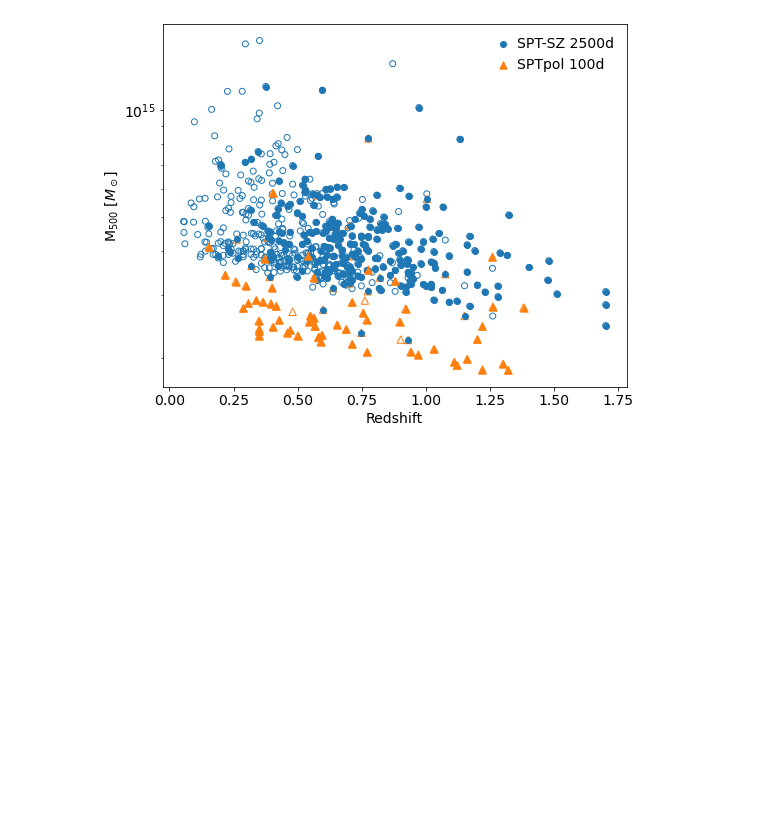
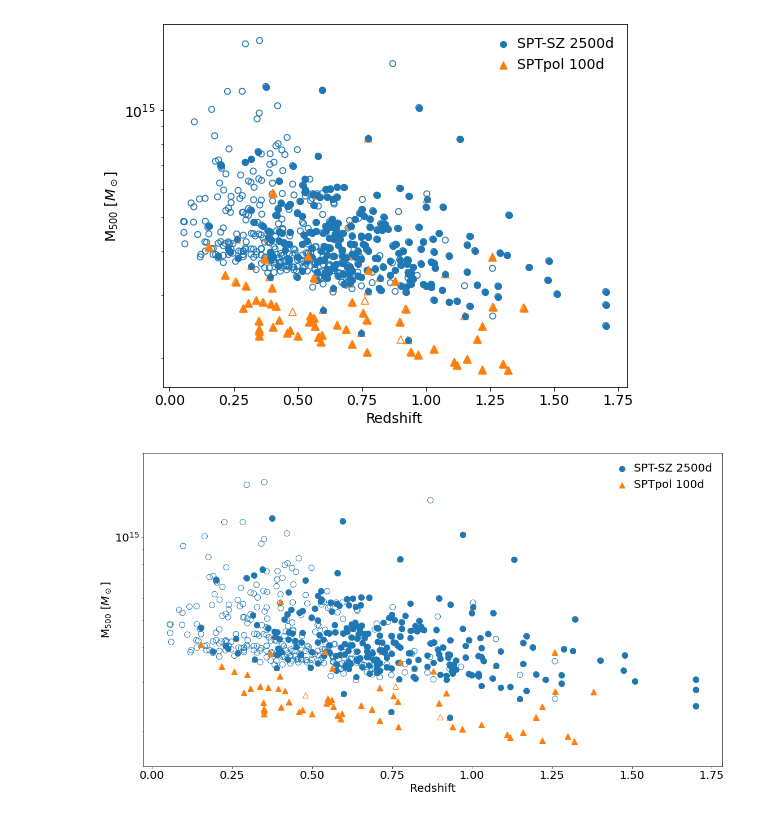
Before and after one commit to floydie7/SPT_AGN, a Jupyter notebook: SPTcl-IRAGN_cluster_mass-redshift_plot.ipynb, the cells around one changed output. Drawn from its saved outputs; the diff is of its cells as text; code cells hidden in the pictures; blank space fills up the shorter version.

```diff
--- a/SPTcl-IRAGN_cluster_mass-redshift_plot.ipynb
+++ b/SPTcl-IRAGN_cluster_mass-redshift_plot.ipynb
@@ -45,3 +45,17 @@ fig.tight_layout()
 fig.savefig('Data_Repository/Project_Data/SPT-IRAGN/Publication_Plots/SPTcl-IRAGN_cluster_sample_publication.pdf')
 # %% [output]
 [figure]
+# %%
+# Make presentation plot version
+plt.rcParams.update({'font.size': 20})
+fig, ax = plt.subplots(figsize=(16, 9))
+ax.scatter(bocquet['REDSHIFT'], bocquet['M500'], marker='o', s=100, facecolors='none', edgecolors='tab:blue')
+ax.scatter(huang['redshift'], huang['M500'], marker='^', s=100, facecolors='none', edgecolors='tab:orange')
+ax.scatter(sptcl_iragn_clusters_in_2500d['REDSHIFT'], sptcl_iragn_clusters_in_2500d['M500'], marker='o', s=100, facecolors='tab:blue', label='SPT-SZ 2500d')
+ax.scatter(sptcl_iragn_clusters_in_100d['REDSHIFT'], sptcl_iragn_clusters_in_100d['M500'], marker='^', s=100, facecolors='tab:orange', label='SPTpol 100d')
+ax.legend(frameon=False, handletextpad=0.01)
+ax.set(xlabel='Redshift', ylabel=r'M$_{500}$ [$M_\odot$]', yscale='log', ylim=[1.5e14, 2e15])
+fig.tight_layout()
+# fig.savefig('Data_Repository/Project_Data/SPT-IRAGN/Publication_Plots/SPTcl-IRAGN_cluster_sample_publication.pdf')
+# %% [output]
+[figure, added]
```
Also changed, not shown: 2 other files.
